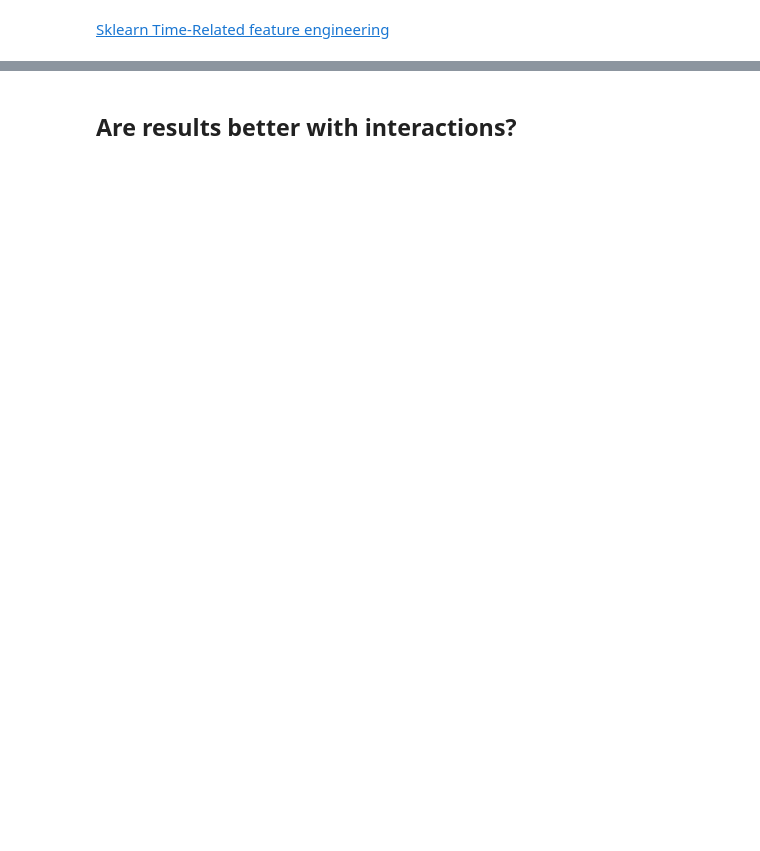
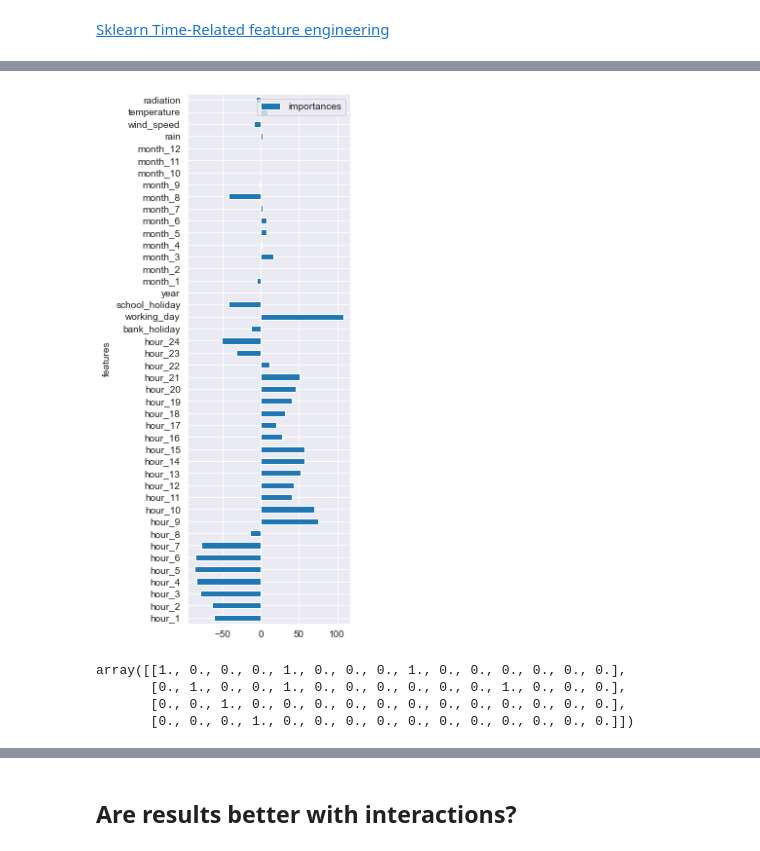
Before and after one commit to elena-sg/madrid-traffic, a Jupyter notebook: notebooks/05-regression.ipynb, the cells around one changed output, grey strips where cells are left out. Drawn from its saved outputs; the diff is of its cells as text; code cells hidden in the pictures; blank space fills up the shorter version.

```diff
--- a/notebooks/05-regression.ipynb
+++ b/notebooks/05-regression.ipynb
@@ -69,3 +111,32 @@ pipeline = Pipeline(steps=[
+# %%
+coefs = pipeline[-1].coef_
+fig, ax = plt.subplots(figsize=(3, 10))
+pd.DataFrame(zip(coefs, column_names[features_from_index:])).rename(columns={0: "importances", 1: "features"}).plot.barh(x=1, ax=ax)
+plt.show()
+# %% [output]
+[figure, added]
+# %%
+p = make_pipeline(
+    ColumnTransformer([
+        ("hour", OneHotEncoder(handle_unknown="ignore", sparse=False), ["hour"]),
+        ("is_workingday", FunctionTransformer(lambda x: x == True), ["working_day"])
+    ]),
+    ColumnTransformer([
+        (f"interaction_{i}", PolynomialFeatures(degree=2, interaction_only=True, include_bias=False)) for i in range(4)
+    ])
+    PolynomialFeatures(degree=2, interaction_only=True, include_bias=False),
+    #ColumnTransformer([
+    #    ("marginal", "drop", list(range(4+1))),
+    #], remainder="passthrough")
+)
+
+df = pd.DataFrame({"hour": [1, 2, 3, 4], "working_day": [1, 1, 0, 0]})
+p.fit_transform(df)
+# %% [output]
+array([[1., 0., 0., 0., 1., 0., 0., 0., 1., 0., 0., 0., 0., 0., 0.],
+       [0., 1., 0., 0., 1., 0., 0., 0., 0., 0., 0., 1., 0., 0., 0.],
+       [0., 0., 1., 0., 0., 0., 0., 0., 0., 0., 0., 0., 0., 0., 0.],
+       [0., 0., 0., 1., 0., 0., 0., 0., 0., 0., 0., 0., 0., 0., 0.]])
 # %%
 fig, ax = plt.subplots(figsize=(20, 3))
 
```
Also changed, not shown: parts of 81 cells of this notebook, 3 other files.
